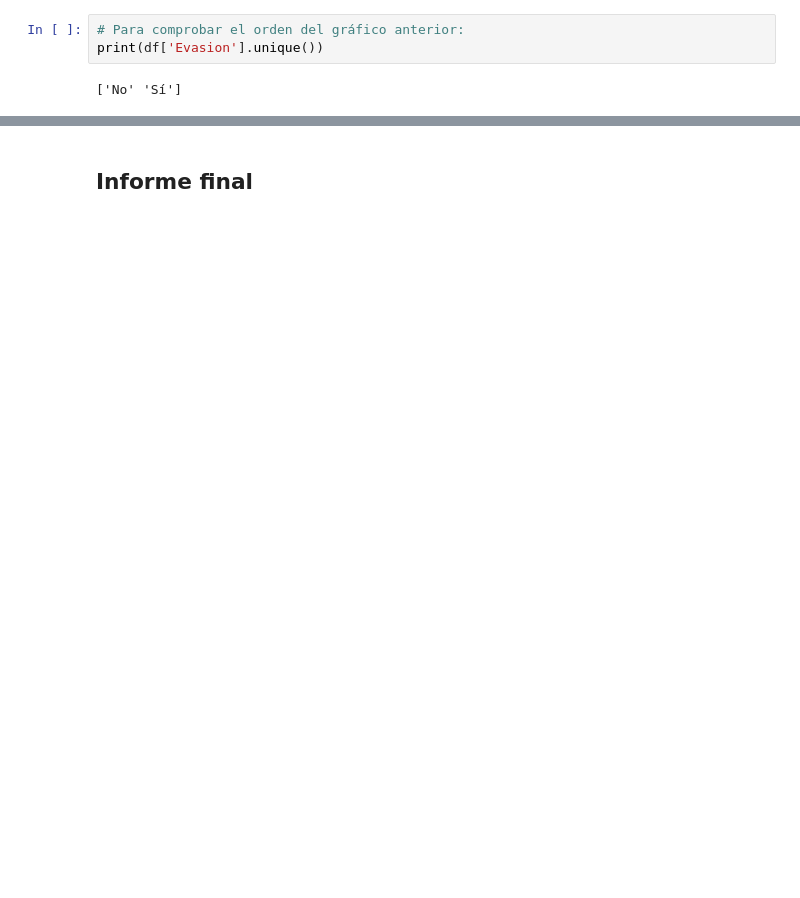
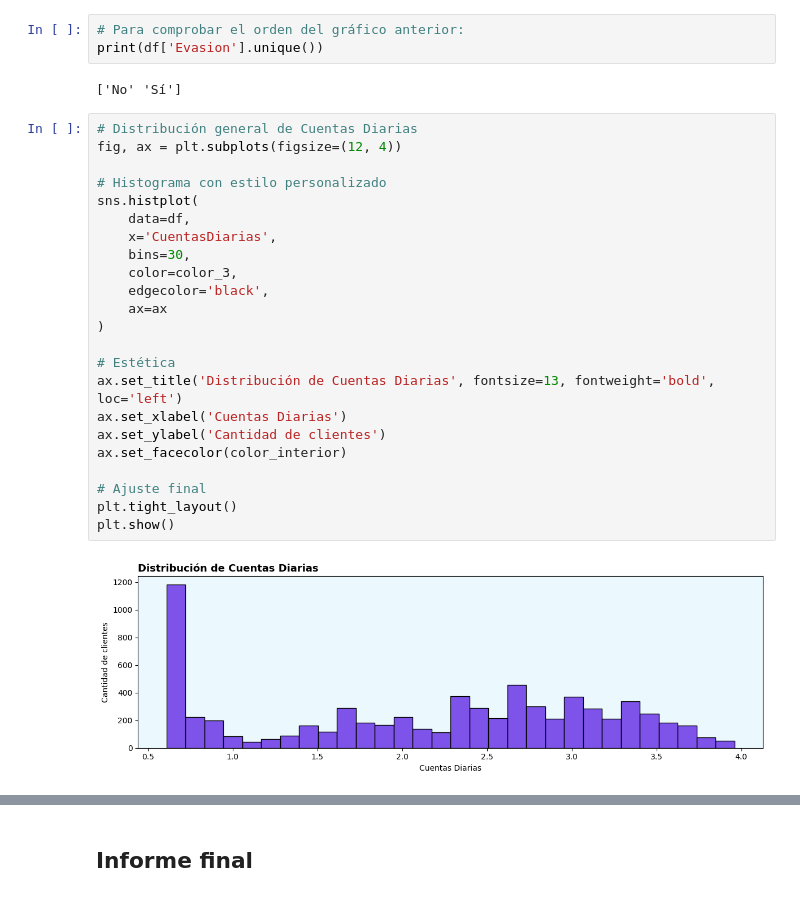
Before and after one commit to DanielRaiicHu/TelecomX, a Jupyter notebook: TelecomX.ipynb, the cells around one changed output, grey strips where cells are left out. Drawn from its saved outputs; the diff is of its cells as text; blank space fills up the shorter version.

```diff
--- a/TelecomX.ipynb
+++ b/TelecomX.ipynb
@@ -1976,6 +1987,31 @@ plt.show()
 print(df['Evasion'].unique())
 # %% [output]
 ['No' 'Sí']
+# %%
+# Distribución general de Cuentas Diarias
+fig, ax = plt.subplots(figsize=(12, 4))
+
+# Histograma con estilo personalizado
+sns.histplot(
+    data=df,
+    x='CuentasDiarias',
+    bins=30,
+    color=color_3,
+    edgecolor='black',
+    ax=ax
+)
+
+# Estética
+ax.set_title('Distribución de Cuentas Diarias', fontsize=13, fontweight='bold', loc='left')
+ax.set_xlabel('Cuentas Diarias')
+ax.set_ylabel('Cantidad de clientes')
+ax.set_facecolor(color_interior)
+
+# Ajuste final
+plt.tight_layout()
+plt.show()
+# %% [output]
+[figure, added]
 # %%
 # Aseguramos etiquetas más claras
 df['EvasionLabel'] = df['Evasion'].replace({'Sí': 'Abandona', 'No': 'Permanece'})
```
Also changed, not shown: parts of 24 cells of this notebook.
